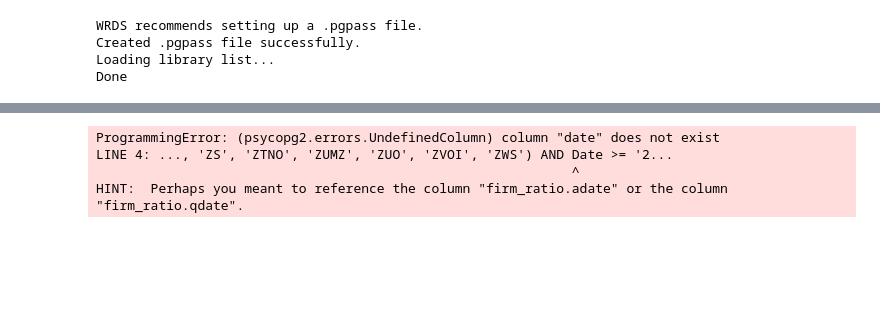
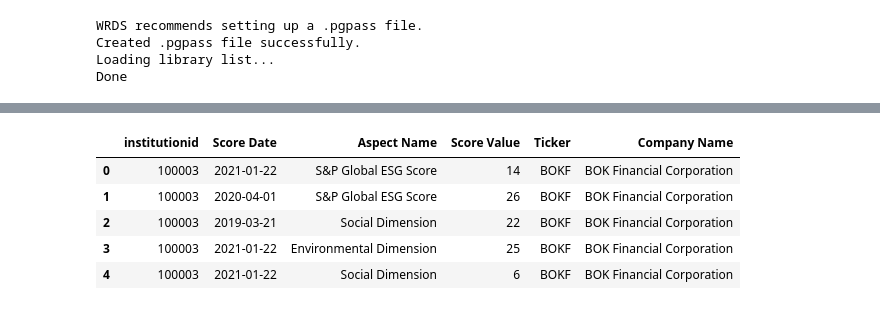
Before and after one commit to TDR474/ESG-Fama-French, a Jupyter notebook: wrds.ipynb, the cells around one changed output, grey strips where cells are left out. Saved outputs shown, nothing was run; the diff lists cells and outputs as text; code cells hidden in the pictures; blank space fills up the shorter version.

```diff
--- a/wrds.ipynb
+++ b/wrds.ipynb
@@ -80,17 +81,0 @@ data_ratios
-# %%
-# limit to last row
-data_ratios = db.raw_sql(
-    """
-    SELECT TICKER, bm
-    FROM wrdsapps_finratio.firm_ratio
-    WHERE TICKER IN %(tickers)s AND Date >= %(start_date)s AND Date <= %(end_date)s
-    """,
-params=params)
-
-# take the last ten rows for each unique tickers
-data_ratios = data_ratios.groupby('ticker').tail(1)
-# %% [output]
-ProgrammingError: (psycopg2.errors.UndefinedColumn) column "date" does not exist
-LINE 4: ..., 'ZS', 'ZTNO', 'ZUMZ', 'ZUO', 'ZVOI', 'ZWS') AND Date >= '2...
-                                                             ^
-HINT:  Perhaps you meant to reference the column "firm_ratio.adate" or the column "firm_ratio.qdate".
@@ -96,0 +86,9 @@ HINT:  Perhaps you meant to reference the column "firm_ratio.adate" or the colum
+# %%
+esg_score_raw.head()
+# %% [output]
+|  | institutionid | Score Date | Aspect Name | Score Value | Ticker | Company Name |
+| 0 | 100003 | 2021-01-22 | S&P Global ESG Score | 14 | BOKF | BOK Financial Corporation |
+| 1 | 100003 | 2020-04-01 | S&P Global ESG Score | 26 | BOKF | BOK Financial Corporation |
+| 2 | 100003 | 2019-03-21 | Social Dimension | 22 | BOKF | BOK Financial Corporation |
+| 3 | 100003 | 2021-01-22 | Environmental Dimension | 25 | BOKF | BOK Financial Corporation |
+| 4 | 100003 | 2021-01-22 | Social Dimension | 6 | BOKF | BOK Financial Corporation |
```
Also changed, not shown: parts of 13 cells of this notebook, 19 other files.
